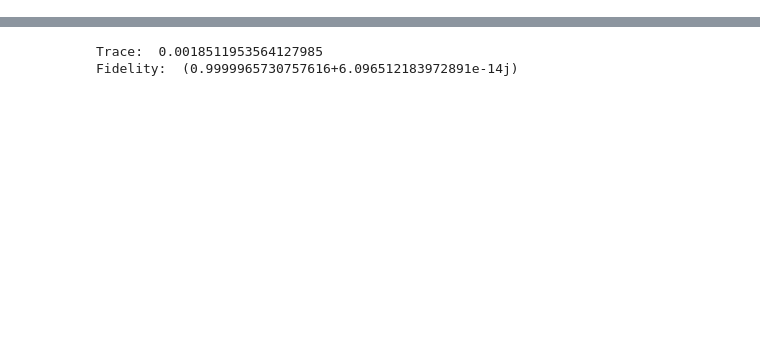
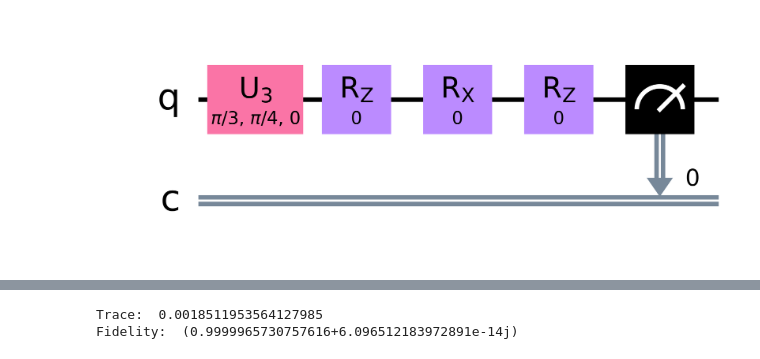
Before and after one commit to vutuanhai237/UC-VQA, a Jupyter notebook: codes/create_circuit/qtm_u3initstate_zbasis.ipynb, the cells around one changed output, grey strips where cells are left out. Cells and saved outputs as stored; diff of their text form; code cells hidden in the pictures; blank space fills up the shorter version.

```diff
--- a/codes/create_circuit/qtm_u3initstate_zbasis.ipynb
+++ b/codes/create_circuit/qtm_u3initstate_zbasis.ipynb
@@ -71,4 +73,16 @@ import matplotlib.pyplot as plt
 import qtm.base, qtm.constant, qtm.onequbit
+# %%
+theta = np.pi/3 # np.random.uniform(0, np.pi)
+phi = np.pi/4 # np.random.uniform(0, 2*np.pi)
+lambdaz = 0
+thetas = np.zeros((3,))
+qc = qiskit.QuantumCircuit(1, 1)
+qc.u3(theta, phi, lambdaz, 0)
+qc = qtm.onequbit.u_onequbit(qc, thetas)
+qc.measure(0, 0)
+qc.draw('mpl', filename='u3z.png', scale = 10)
+# %% [output]
+[figure, added]
 # %%
 # Theta, phi, lambdaz is the params of u3 gate
 theta = np.pi/3 # np.random.uniform(0, np.pi)
```
Also changed, not shown: parts of 2 cells of this notebook, 13 other files.
